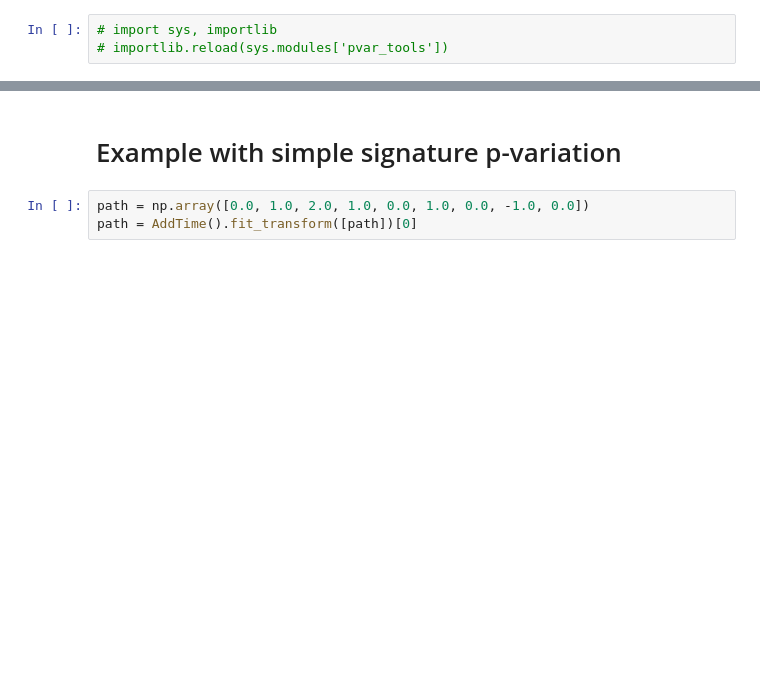
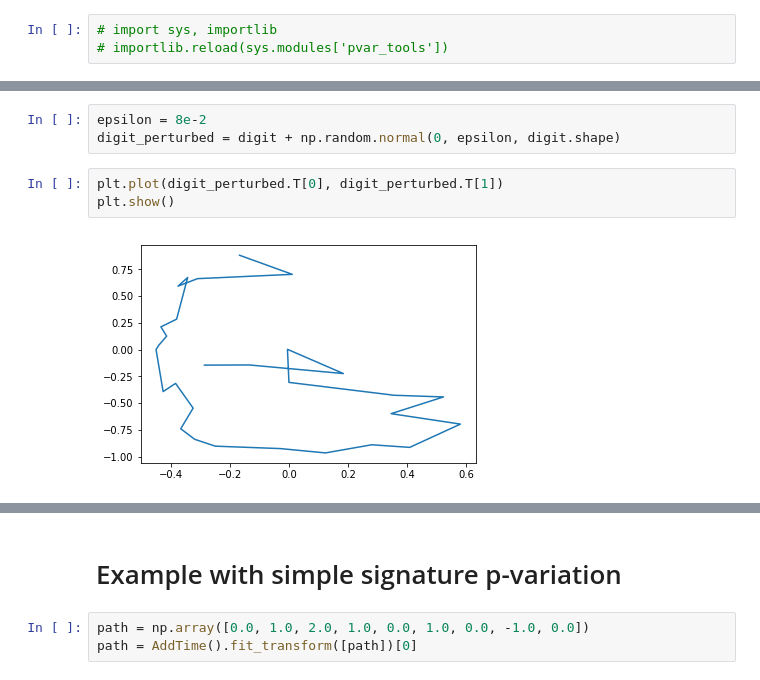
Before and after one commit to mindychen213/warped-p-variation, a Jupyter notebook: example.ipynb, the cells around one changed output, grey strips where cells are left out. Cells and saved outputs as stored; diff of their text form; blank space fills up the shorter version.

```diff
--- a/example.ipynb
+++ b/example.ipynb
@@ -34,0 +99,8 @@ from transformers import *
+# %%
+epsilon = 8e-2
+digit_perturbed = digit + np.random.normal(0, epsilon, digit.shape)
+# %%
+plt.plot(digit_perturbed.T[0], digit_perturbed.T[1])
+plt.show()
+# %% [output]
+[figure, added]
```
Also changed, not shown: parts of 15 cells of this notebook, 4 other files.
